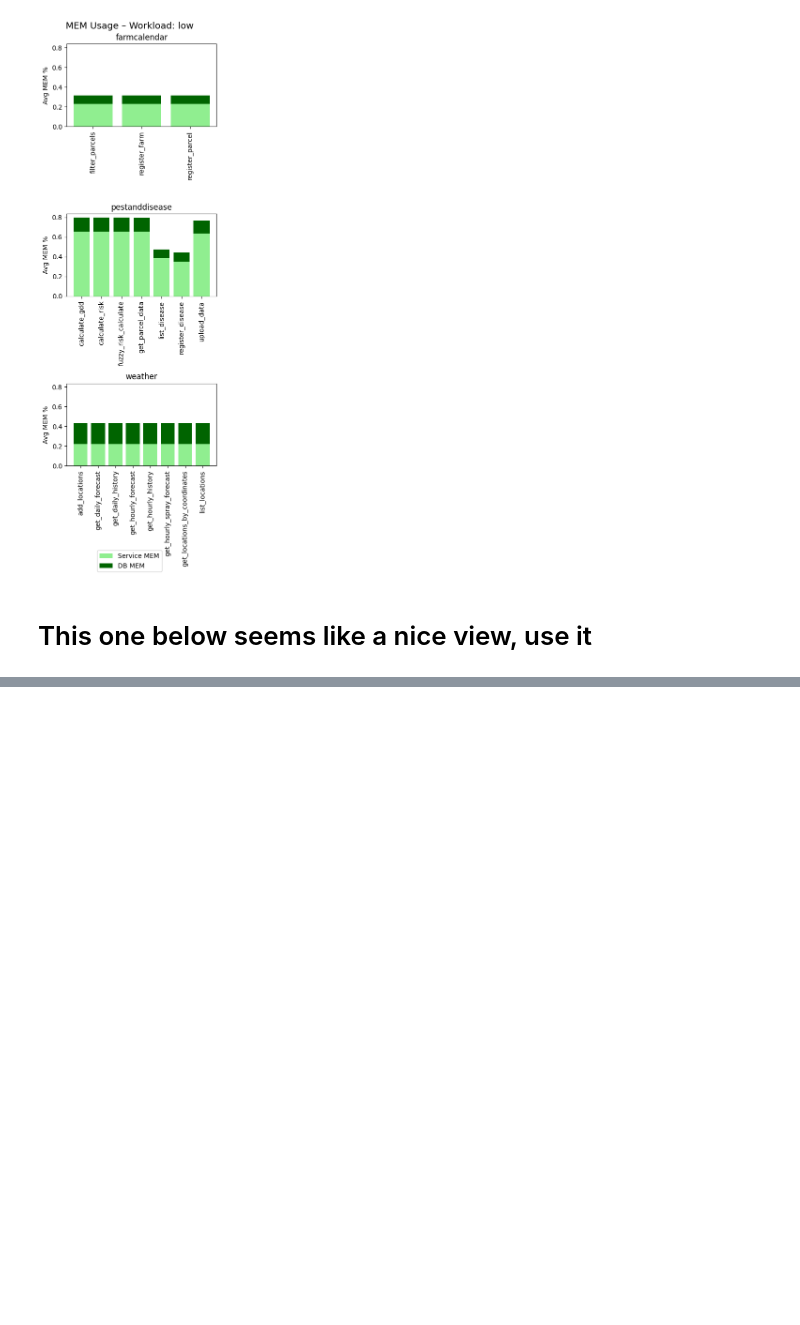
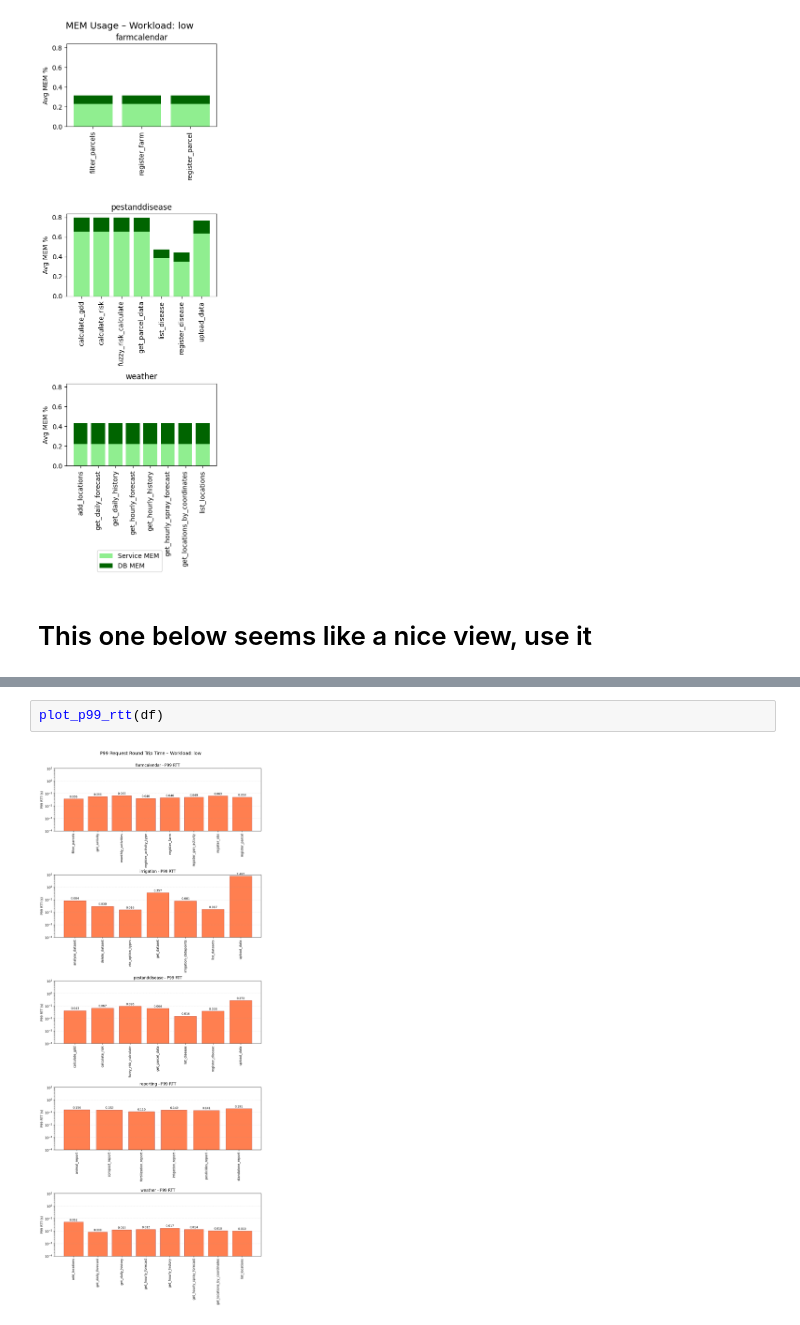
Before and after one commit to openagri-eu/OpenAgri-Benchmark, a Jupyter notebook: openagri_benchmark/postprocessing/StressTest.ipynb, the cells around one changed output, grey strips where cells are left out. Cells and saved outputs as stored; diff of their text form; blank space fills up the shorter version.

```diff
--- a/openagri_benchmark/postprocessing/StressTest.ipynb
+++ b/openagri_benchmark/postprocessing/StressTest.ipynb
@@ -312,0 +371,4 @@ plot_resource(df)
+# %%
+plot_p99_rtt(df)
+# %% [output]
+[figure, added]
```
Also changed, not shown: parts of 9 cells of this notebook.
